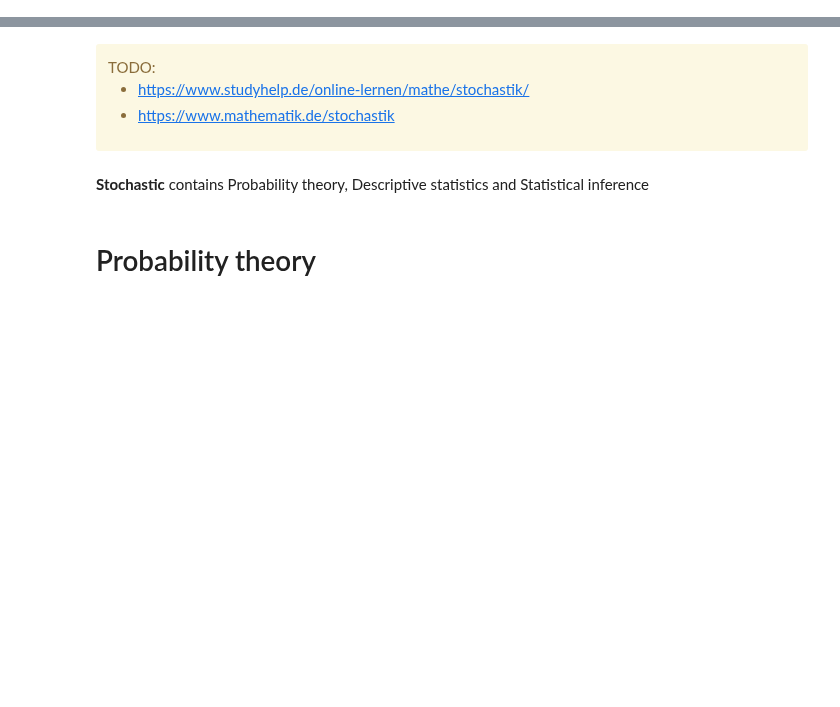
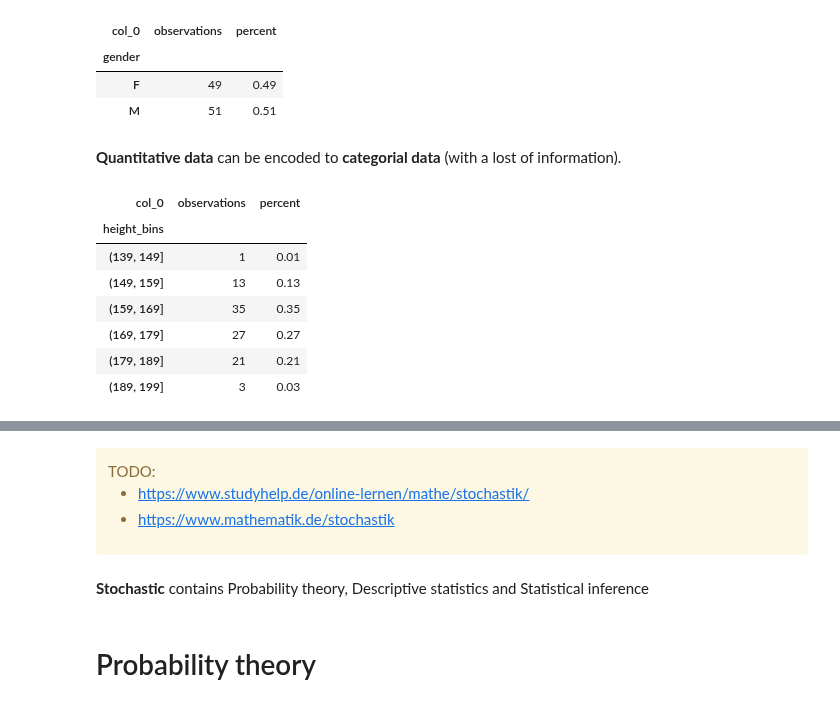
Before and after one commit to thomd/math, a Jupyter notebook: statistics.ipynb, the cells around one changed output, grey strips where cells are left out. Drawn from its saved outputs; the diff is of its cells as text; code cells hidden in the pictures; blank space fills up the shorter version.

```diff
--- a/Stochastic.ipynb
+++ b/statistics.ipynb
@@ -0,0 +75,25 @@
+# %%
+s = pd.crosstab(index=df['gender'], columns='observations')
+s['percent'] = s / s.sum()
+s
+# %% [output]
+| col_0 | observations | percent |
+| gender |  |  |
+| F | 49 | 0.49 |
+| M | 51 | 0.51 |
+# %% [markdown]
+**Quantitative data** can be encoded to **categorial data** (with a lost of information).
+# %%
+df['height_bins'] = pd.cut(x=df['height'], bins=[130, 139, 149, 159, 169, 179, 189, 199])
+h = pd.crosstab(index=df['height_bins'], columns='observations')
+h['percent'] = h / h.sum()
+h
+# %% [output]
+| col_0 | observations | percent |
+| height_bins |  |  |
+| (139, 149] | 1 | 0.01 |
+| (149, 159] | 13 | 0.13 |
+| (159, 169] | 35 | 0.35 |
+| (169, 179] | 27 | 0.27 |
+| (179, 189] | 21 | 0.21 |
+| (189, 199] | 3 | 0.03 |
```
Also changed, not shown: parts of 9 cells of this notebook.
